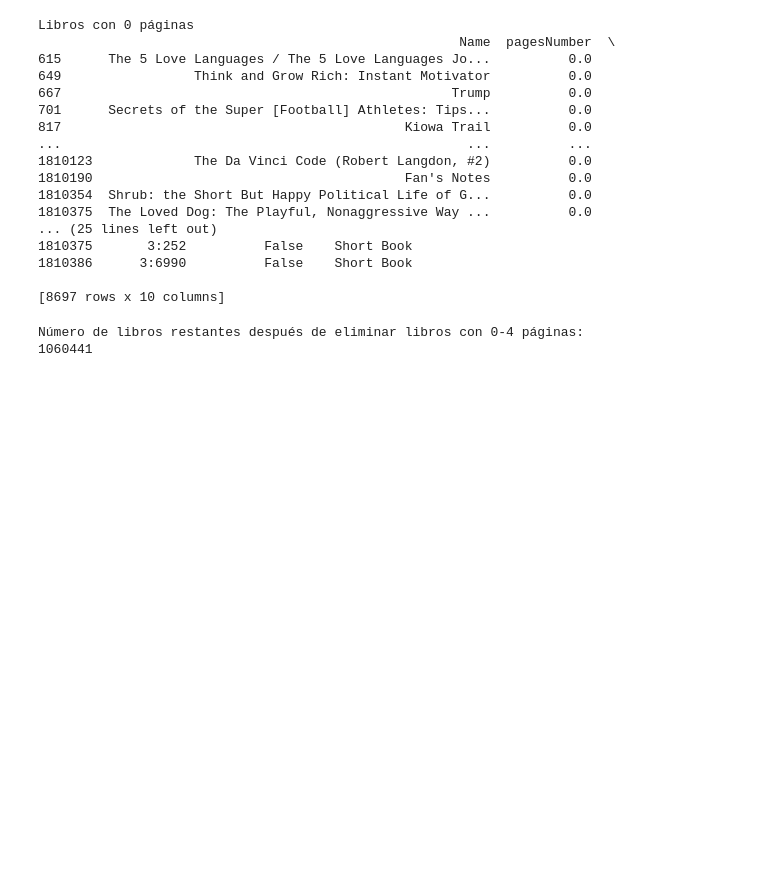
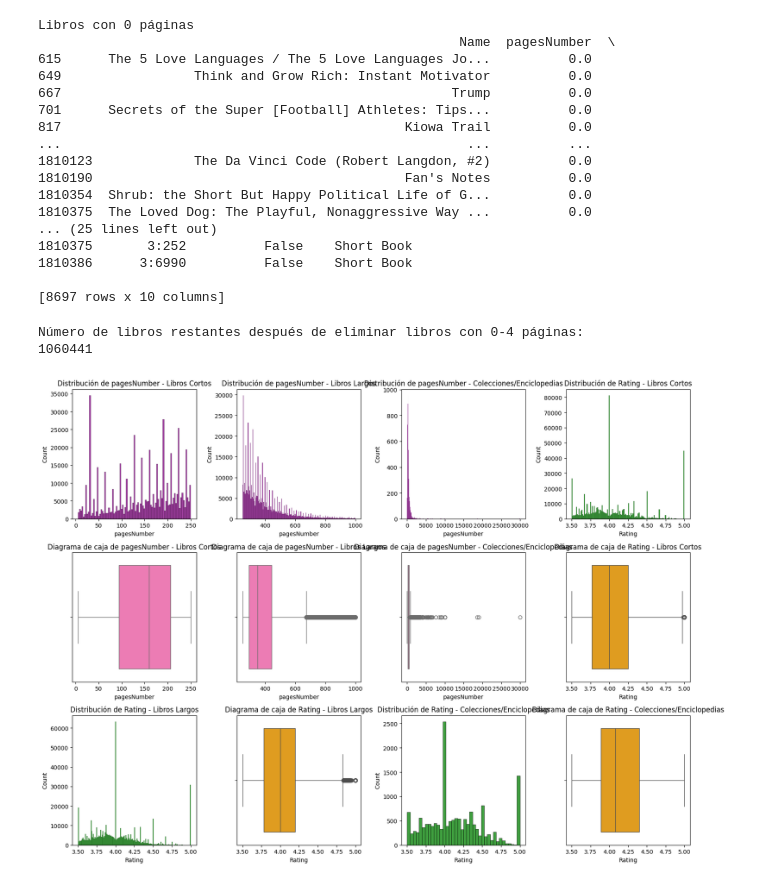
Before and after one commit to ValeriaVigo/proyectofinal, a Jupyter notebook: src/3.EDA.ipynb, the cells around one changed output. Drawn from its saved outputs; the diff is of its cells as text; code cells hidden in the pictures; blank space fills up the shorter version.

```diff
--- a/src/3.EDA.ipynb
+++ b/src/3.EDA.ipynb
@@ -520,3 +506,60 @@ print(df_filtrado.shape[0])
 # %% [output]
 Número de libros restantes después de eliminar libros con 0-4 páginas:
 1060441
+# %%
+import matplotlib.pyplot as plt
+import seaborn as sns
+
+# Filtrar los DataFrames por categoría
+df_short_books = df_filtrado[df_filtrado['book_category'] == 'Short Book']
+df_long_books = df_filtrado[df_filtrado['book_category'] == 'Long Book']
+df_collections_enciclopedias = df_filtrado[df_filtrado['book_category'] == 'Collection/Encyclopedia']
+
+# Crear la figura y los ejes con un layout ajustado
+fig, axes = plt.subplots(3, 4, figsize=(16, 12))
+
+# Crear histogramas y diagramas de caja para `pagesNumber` en cada categoría
+sns.histplot(ax=axes[0, 0], data=df_short_books, x="pagesNumber", color='purple')
+axes[0, 0].set_title('Distribución de pagesNumber - Libros Cortos')
+
+sns.boxplot(ax=axes[1, 0], data=df_short_books, x="pagesNumber", color='hotpink')
+axes[1, 0].set_title('Diagrama de caja de pagesNumber - Libros Cortos')
+
+sns.histplot(ax=axes[0, 1], data=df_long_books, x="pagesNumber", color='purple')
+axes[0, 1].set_title('Distribución de pagesNumber - Libros Largos')
+
+sns.boxplot(ax=axes[1, 1], data=df_long_books, x="pagesNumber", color='hotpink')
+axes[1, 1].set_title('Diagrama de caja de pagesNumber - Libros Largos')
+
+sns.histplot(ax=axes[0, 2], data=df_collections_enciclopedias, x="pagesNumber", color='purple')
+axes[0, 2].set_title('Distribución de pagesNumber - Colecciones/Enciclopedias')
+
+sns.boxplot(ax=axes[1, 2], data=df_collections_enciclopedias, x="pagesNumber", color='hotpink')
+axes[1, 2].set_title('Diagrama de caja de pagesNumber - Colecciones/Enciclopedias')
+
+# Crear histogramas y diagramas de caja para `Rating` en cada categoría
+sns.histplot(ax=axes[0, 3], data=df_short_books, x="Rating", color='green')
+axes[0, 3].set_title('Distribución de Rating - Libros Cortos')
+
+sns.boxplot(ax=axes[1, 3], data=df_short_books, x="Rating", color='orange')
+axes[1, 3].set_title('Diagrama de caja de Rating - Libros Cortos')
+
+sns.histplot(ax=axes[2, 0], data=df_long_books, x="Rating", color='green')
+axes[2, 0].set_title('Distribución de Rating - Libros Largos')
+
+sns.boxplot(ax=axes[2, 1], data=df_long_books, x="Rating", color='orange')
+axes[2, 1].set_title('Diagrama de caja de Rating - Libros Largos')
+
+sns.histplot(ax=axes[2, 2], data=df_collections_enciclopedias, x="Rating", color='green')
+axes[2, 2].set_title('Distribución de Rating - Colecciones/Enciclopedias')
+
+sns.boxplot(ax=axes[2, 3], data=df_collections_enciclopedias, x="Rating", color='orange')
+axes[2, 3].set_title('Diagrama de caja de Rating - Colecciones/Enciclopedias')
+
+# Ajustar el layout
+plt.tight_layout()
+
+# Mostrar el gráfico
+plt.show()
+# %% [output]
+[figure, added]
```
Also changed, not shown: parts of 8 cells of this notebook.
